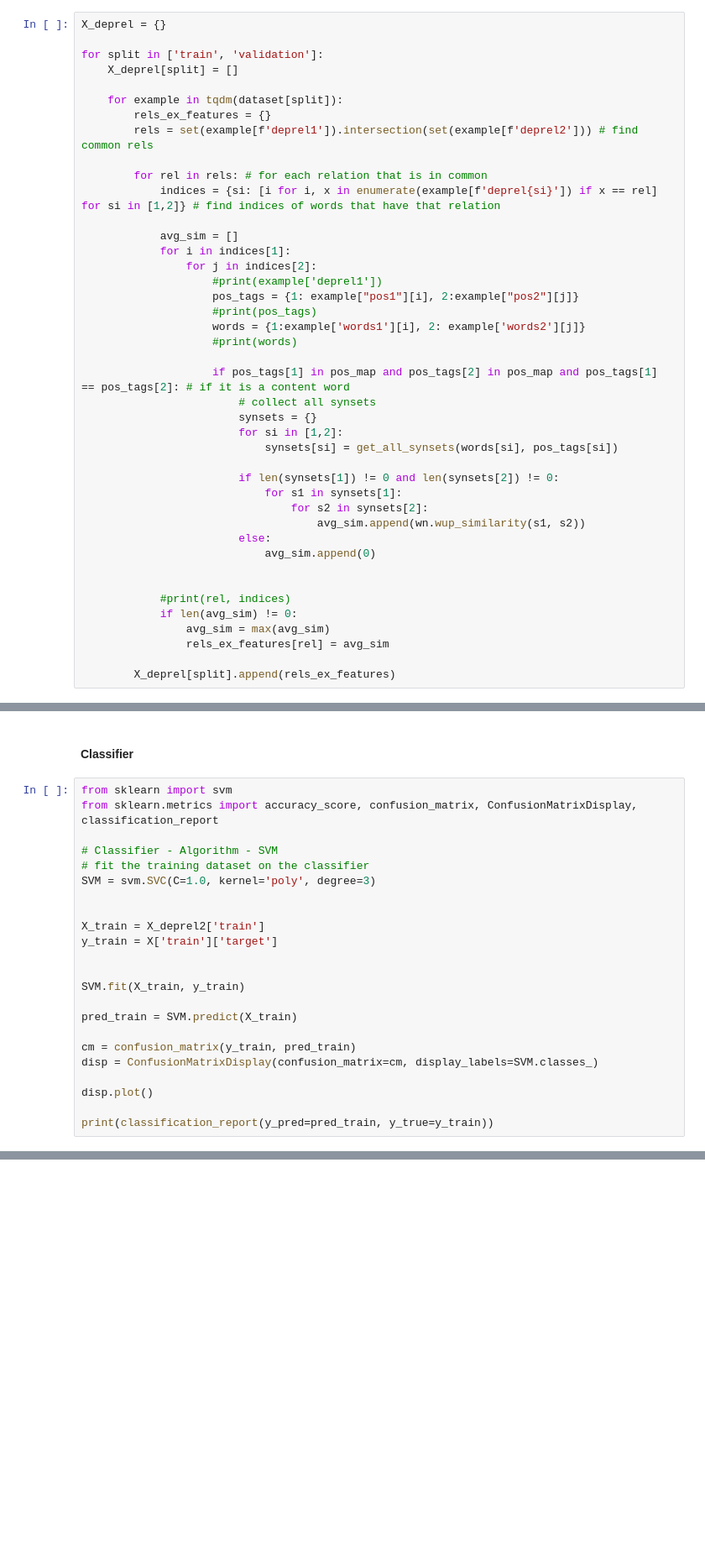
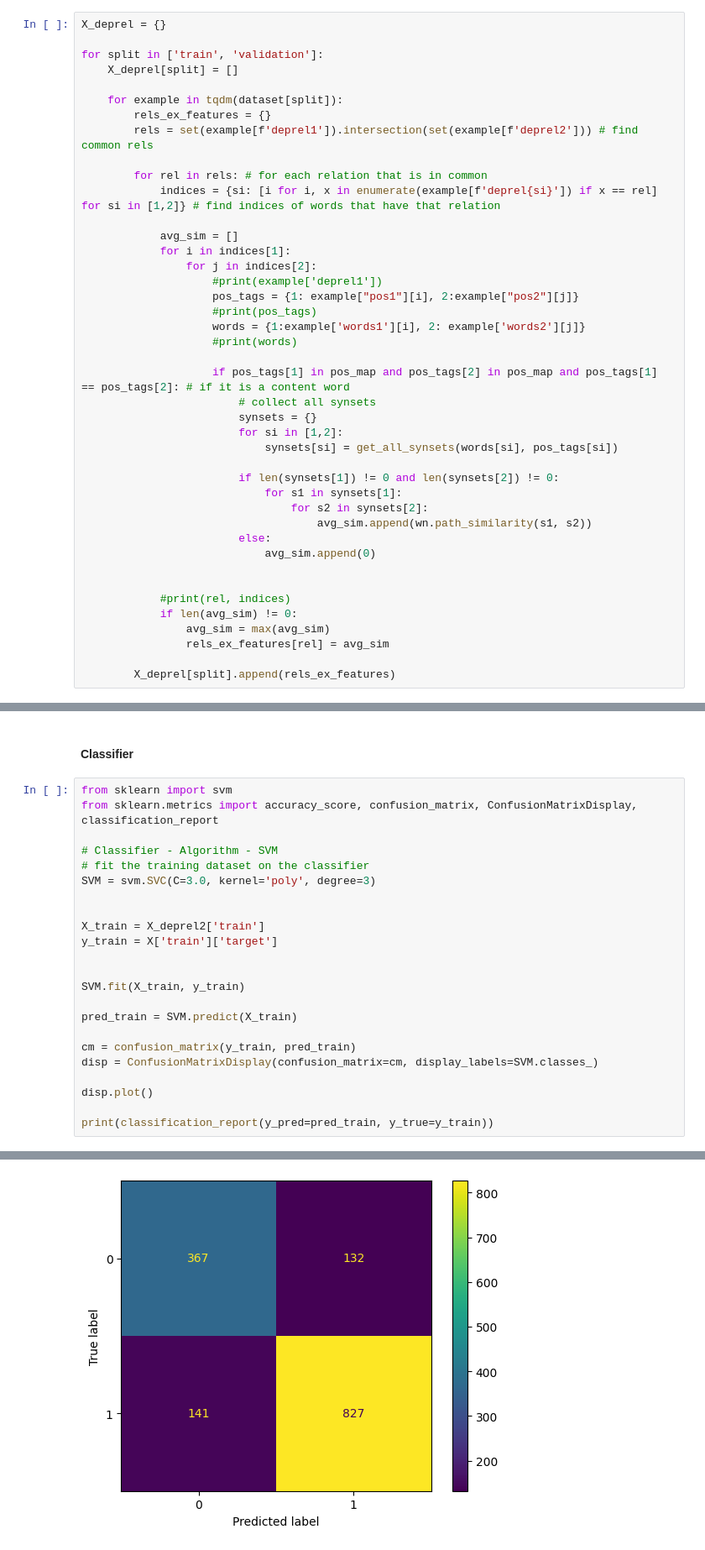
Before and after one commit to elenasofia98/PracticalNLP-2023-2024, a Jupyter notebook: HoL05_1_ParaphraseClassification_LexicalFeatures.ipynb, the cells around one changed output, grey strips where cells are left out. Shown at 84% size. Saved outputs shown, nothing was run; the diff lists cells and outputs as text; blank space fills up the shorter version.

```diff
--- a/HoL05_1_ParaphraseClassification_LexicalFeatures.ipynb
+++ b/HoL05_1_ParaphraseClassification_LexicalFeatures.ipynb
@@ -663,7 +808,7 @@ for split in ['train', 'validation']:
                         if len(synsets[1]) != 0 and len(synsets[2]) != 0:
                             for s1 in synsets[1]:
                                 for s2 in synsets[2]:
-                                    avg_sim.append(wn.wup_similarity(s1, s2))
+                                    avg_sim.append(wn.path_similarity(s1, s2))
                         else:
                             avg_sim.append(0)
 
@@ -690,7 +835,7 @@ from sklearn.metrics import accuracy_score, confusion_matrix, ConfusionMatrixDis
 
 # Classifier - Algorithm - SVM
 # fit the training dataset on the classifier
-SVM = svm.SVC(C=1.0, kernel='poly', degree=3)
+SVM = svm.SVC(C=3.0, kernel='poly', degree=3)
 
 
 X_train = X_deprel2['train']
@@ -707,3 +852,4 @@ disp = ConfusionMatrixDisplay(confusion_matrix=cm, display_labels=SVM.classes_)
 disp.plot()
 
 print(classification_report(y_pred=pred_train, y_true=y_train))
+# %% [output]
@@ -710,3 +864,4 @@ print(classification_report(y_pred=pred_train, y_true=y_train))
+[figure, added]
 # %%
 X_test = X_deprel2['validation']
 y_test = X['validation']['target']
```
Also changed, not shown: parts of 29 cells of this notebook.
